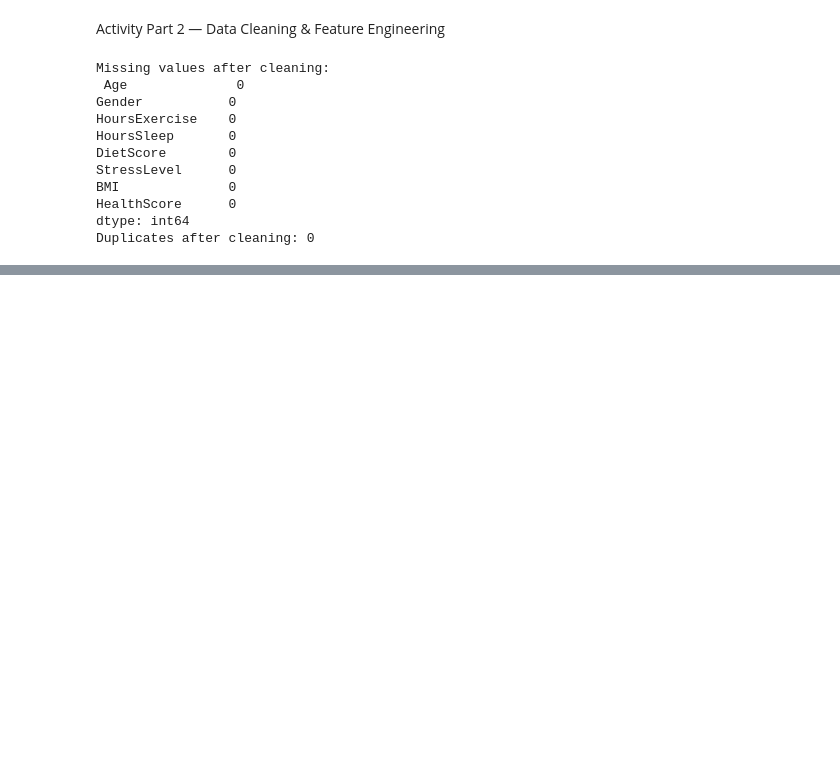
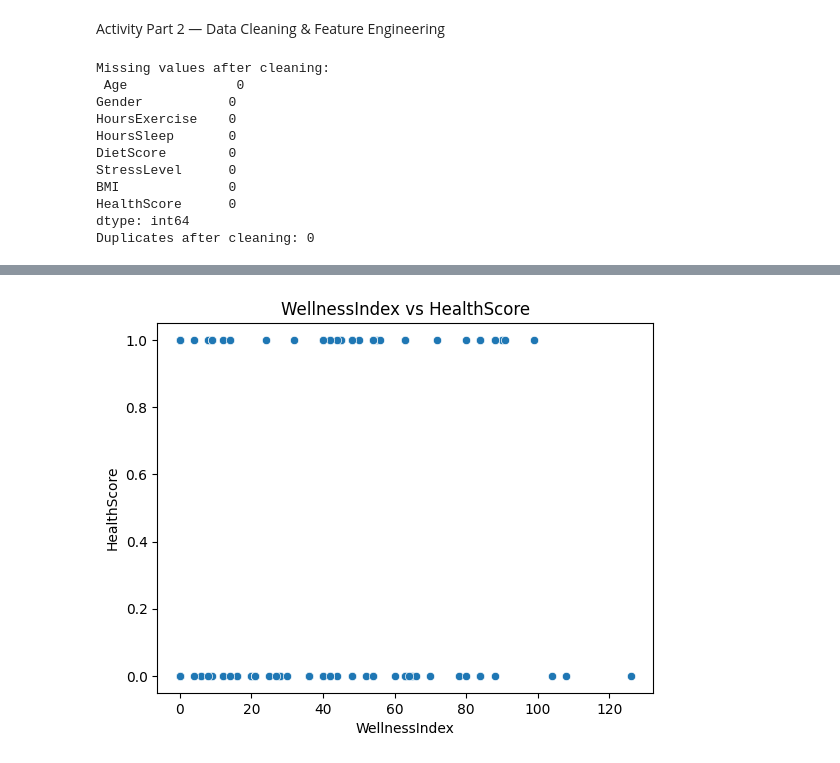
Before and after one commit to 200612780/AIDI1002, a Jupyter notebook: Project_Smart_Health_&_Lifestyle_Prediction_System.ipynb, the cells around one changed output, grey strips where cells are left out. Saved outputs shown, nothing was run; the diff lists cells and outputs as text; code cells hidden in the pictures; blank space fills up the shorter version.

```diff
--- a/Project_Smart_Health_&_Lifestyle_Prediction_System.ipynb
+++ b/Project_Smart_Health_&_Lifestyle_Prediction_System.ipynb
@@ -162,0 +176,7 @@ df['BMI_Category'] = le.fit_transform(df['BMI_Category'])
+# %%
+# TODO 11: WellnessIndex vs HealthScore
+sns.scatterplot(x='WellnessIndex', y='HealthScore', data=df)
+plt.title("WellnessIndex vs HealthScore")
+plt.show()
+# %% [output]
+[figure, added]
```
Also changed, not shown: parts of 6 cells of this notebook.
